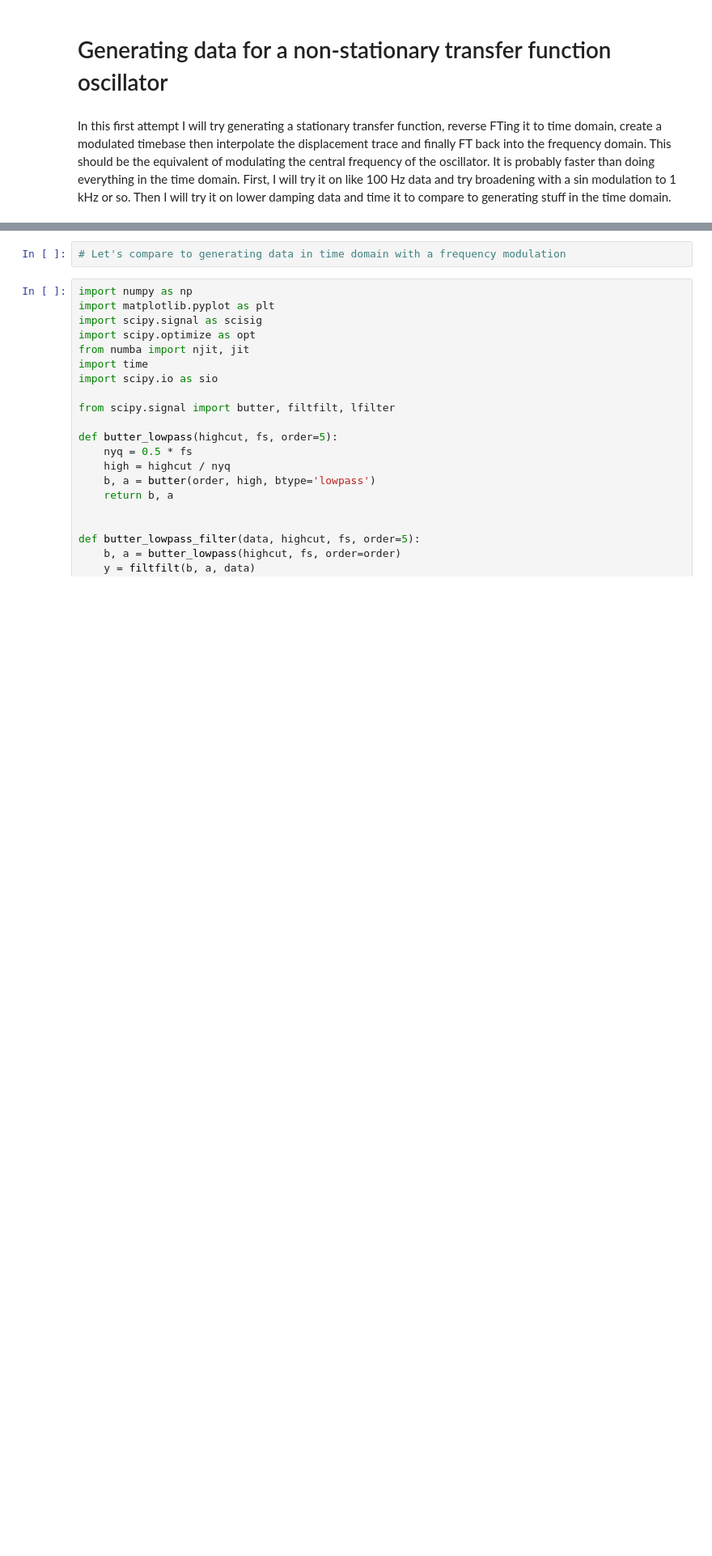
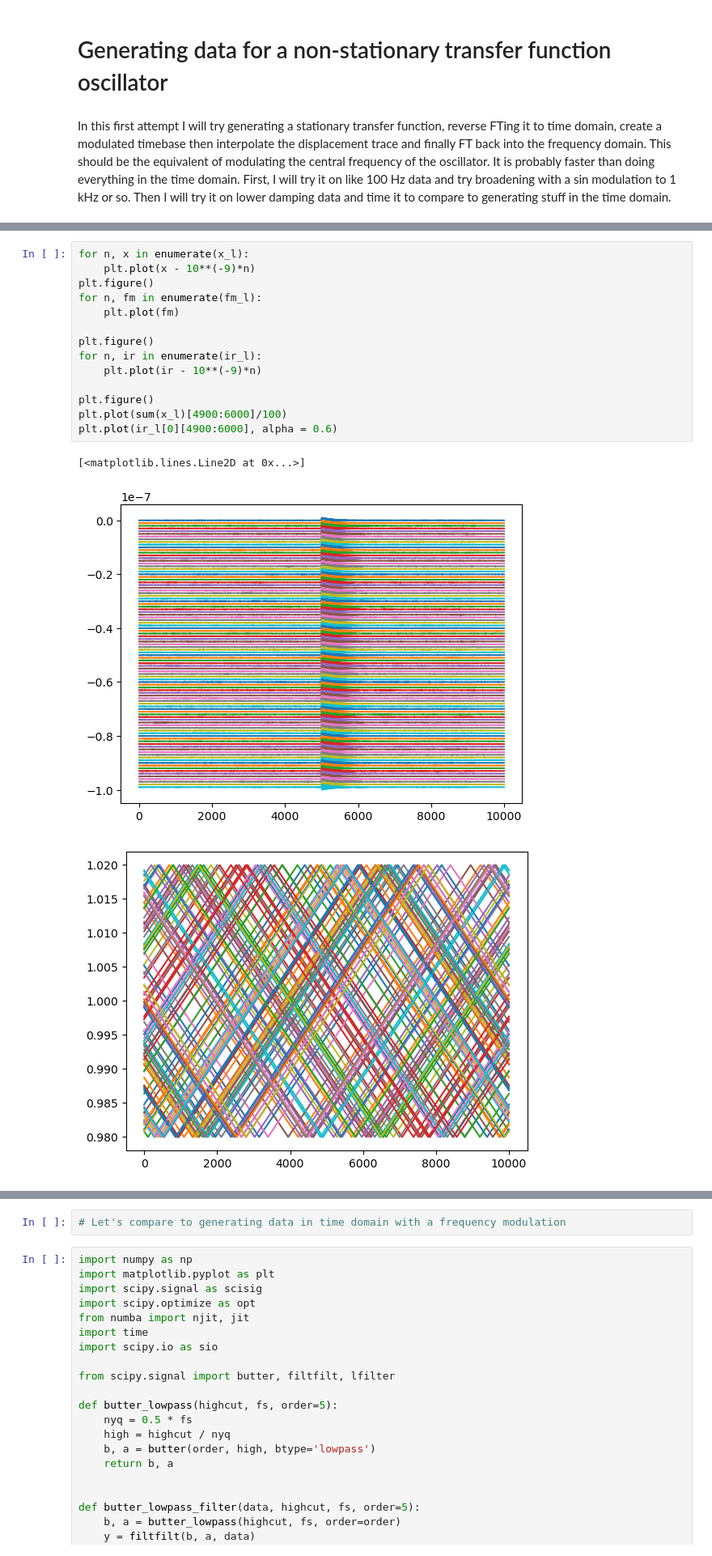
Before and after one commit to tompenny/SIMPLE_impulsesimulations, a Jupyter notebook: Generate data.ipynb, the cells around one changed output, grey strips where cells are left out. Shown at 81% size. Drawn from its saved outputs; the diff is of its cells as text; blank space fills up the shorter version.

```diff
--- a/Generate data.ipynb
+++ b/Generate data.ipynb
@@ -165,0 +166,18 @@ su.save_data_hd5f(filename, data, datasetname)
+# %%
+for n, x in enumerate(x_l):
+    plt.plot(x - 10**(-9)*n)
+plt.figure()
+for n, fm in enumerate(fm_l):
+    plt.plot(fm)
+
+plt.figure()
+for n, ir in enumerate(ir_l):
+    plt.plot(ir - 10**(-9)*n)
+
+plt.figure()
+plt.plot(sum(x_l)[4900:6000]/100)
+plt.plot(ir_l[0][4900:6000], alpha = 0.6)
+# %% [output]
+[<matplotlib.lines.Line2D at 0x...>]
+[figure, added]
+[figure, added]
```
Also changed, not shown: parts of 8 cells of this notebook.
